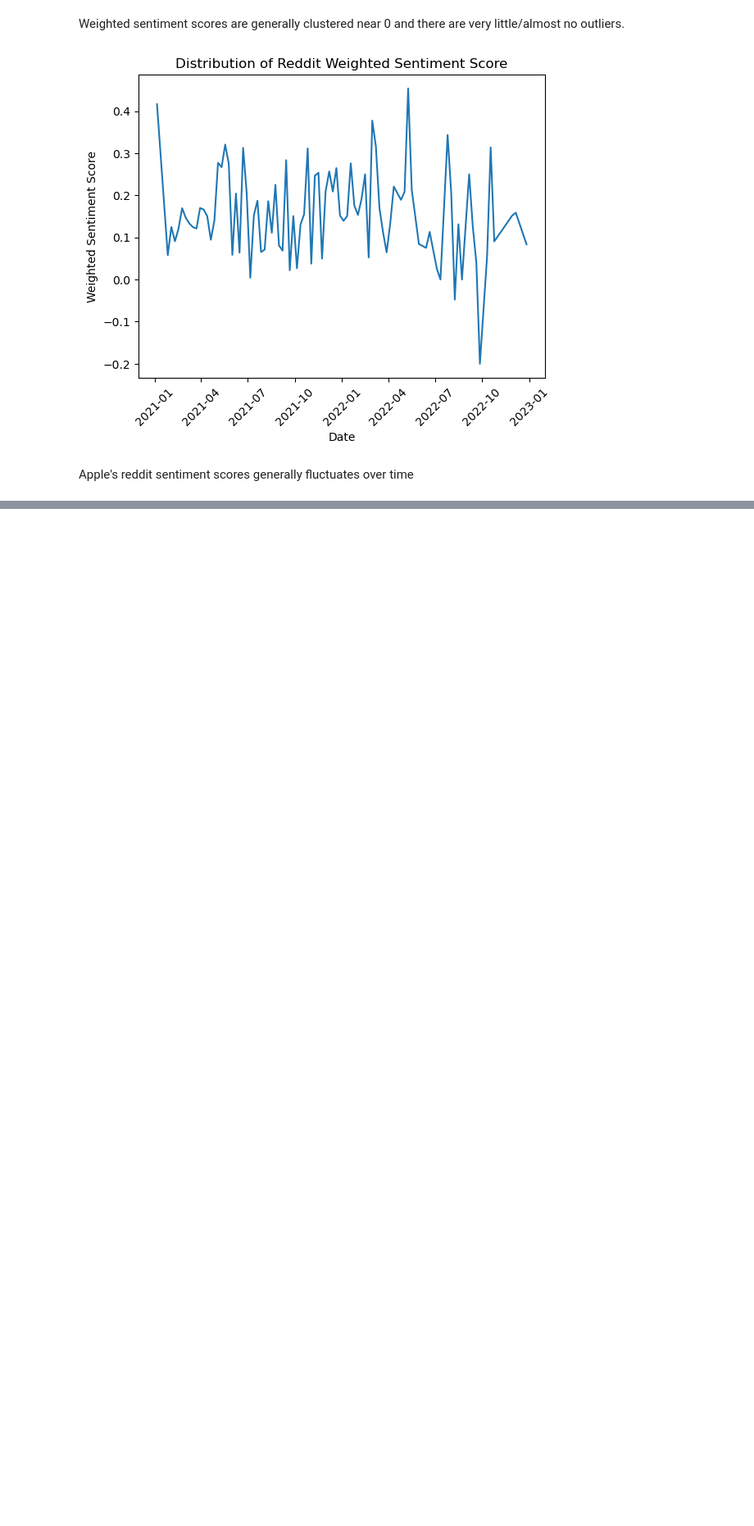
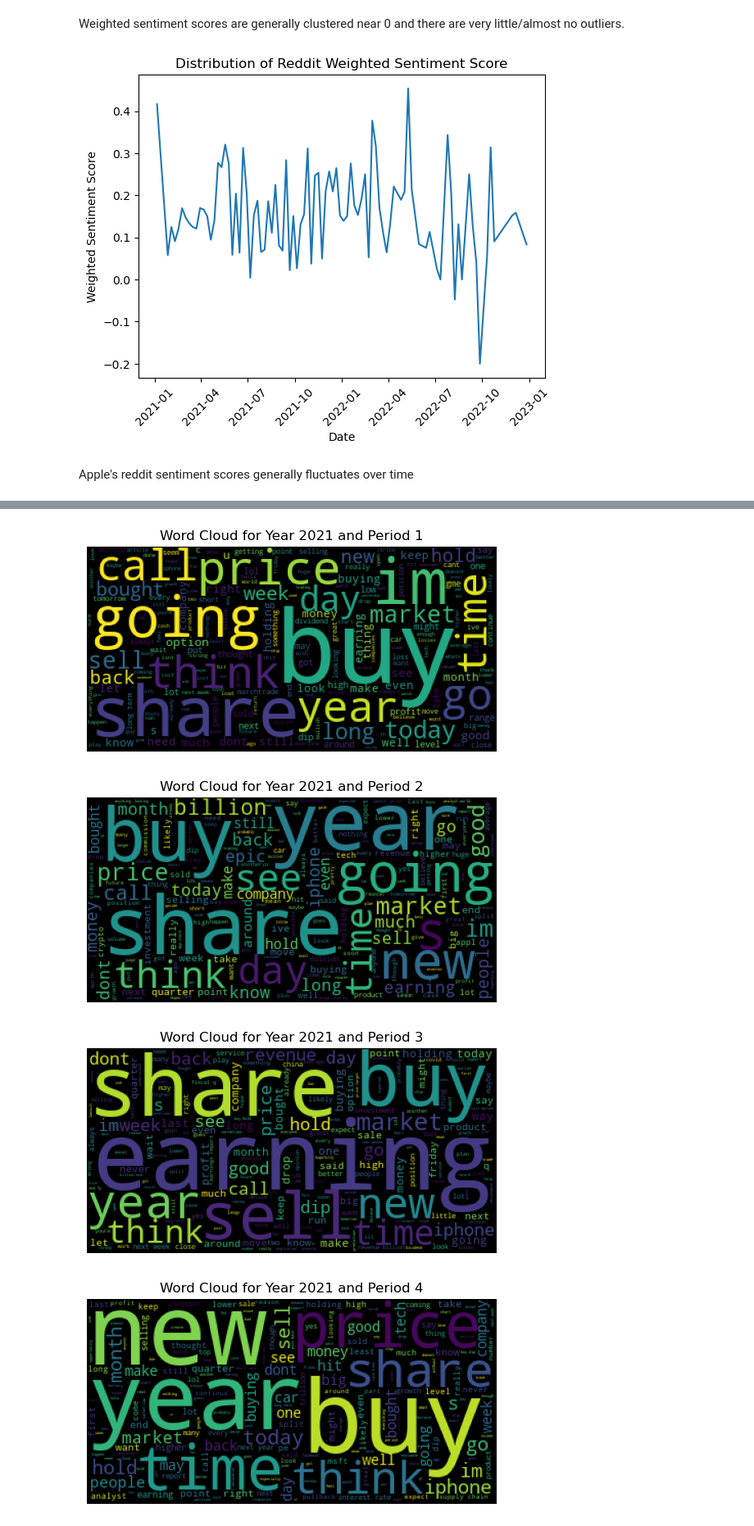
Before and after one commit to HsinZhengWei/BT4222, a Jupyter notebook: RedditData/reddit_sentiment_analysis.ipynb, the cells around one changed output, grey strips where cells are left out. Shown at 82% size. Saved outputs shown, nothing was run; the diff lists cells and outputs as text; code cells hidden in the pictures; blank space fills up the shorter version.

Commit message:
added word cloud eda

```diff
--- a/RedditData/reddit_sentiment_analysis.ipynb
+++ b/RedditData/reddit_sentiment_analysis.ipynb
@@ -242,3 +244,35 @@ plt.show()
 [figure]
 # %% [markdown]
 Apple's reddit sentiment scores generally fluctuates over time
+# %%
+# Join all text into 1 string
+all_comments = comments.groupby('Post ID')['Cleaned Comment'].apply(lambda x: ' '.join(x))
+words = pd.merge(posts, all_comments, left_on='ID', right_on='Post ID', how='left')
+words['Text'] = words.apply(lambda row: '{} {} {}'.format(row['Cleaned Title'], row['Cleaned Text'], row['Cleaned Comment']), axis=1)
+drop_columns = ['Title', 'Post Text', 'Score', 'Title Score', 'Text Score', 'Cleaned Title', 'Cleaned Text', 'Cleaned Comment']
+words = words.drop(columns=drop_columns)
+
+# Group by year and period, Period 1: Jan to Mar, Period 2: Apr to June, Period 3: July to Sep, Period 4: Oct to Dec
+words['Year'] = words['Date'].dt.year
+words['Period'] = words['Date'].dt.month.map({1: 1, 2: 1, 3: 1, 4: 2, 5: 2, 6: 2, 7: 3, 8: 3, 9: 3, 10: 4, 11: 4, 12: 4})
+words = words[words['Year'].isin([2021, 2022])]
+grouped_words = words.groupby([words['Year'], words['Period']])['Text'].agg(lambda x: ' '.join(x)).reset_index()
+# %%
+# Remove common words that do not add much value
+def remove_words(text):
+    words_to_remove = ['apple', 'aapl', 'stock']
+
+    for word in words_to_remove:
+        text = text.replace(word, "")
+
+    return text
+
+# Count the number of each words
+def count_words(text):
+    words = text.split()
+    return Counter(words)
+
+grouped_words['Text'] = grouped_words['Text'].apply(remove_words)
+grouped_words['Word Count'] = grouped_words['Text'].apply(count_words)
+grouped_words['Top Words'] = grouped_words['Word Count'].apply(lambda x: x.most_common(5))
+grouped_words
@@ -244,0 +289,17 @@ Apple's reddit sentiment scores generally fluctuates over time
+# %%
+for index, row in grouped_words.iterrows():
+    wordcloud = WordCloud().generate(row['Text'])
+    year = row['Year']
+    period = row['Period']
+
+    plt.figure(figsize=(5,5), facecolor=None)
+    plt.imshow(wordcloud)
+    plt.axis("off")
+    plt.title(f'Word Cloud for Year {year} and Period {period}')
+    plt.tight_layout(pad=0)
+    plt.show()
+# %% [output]
+[figure, added]
+[figure, added]
+[figure, added]
+[figure, added]
```
Also changed, not shown: parts of 4 cells of this notebook.
